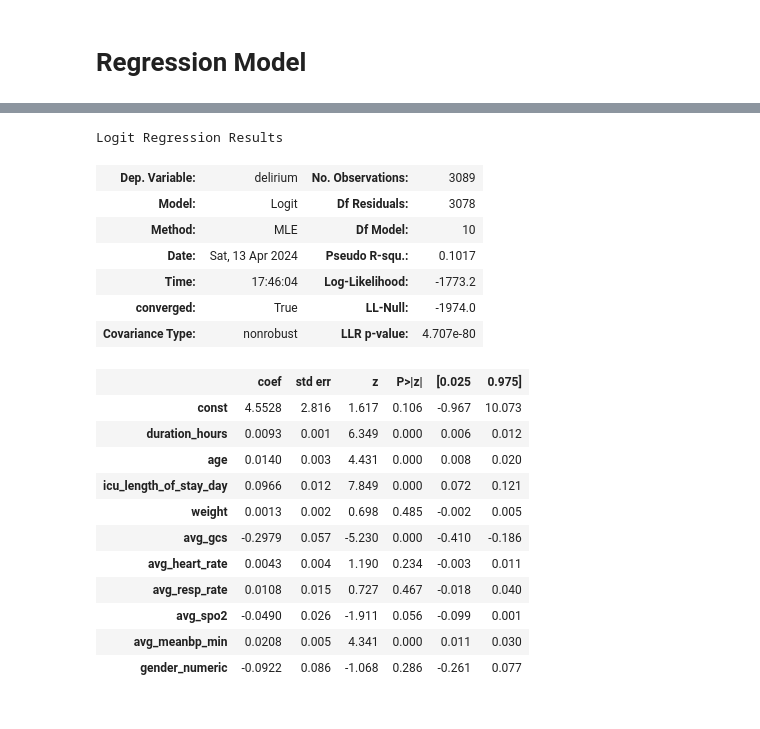
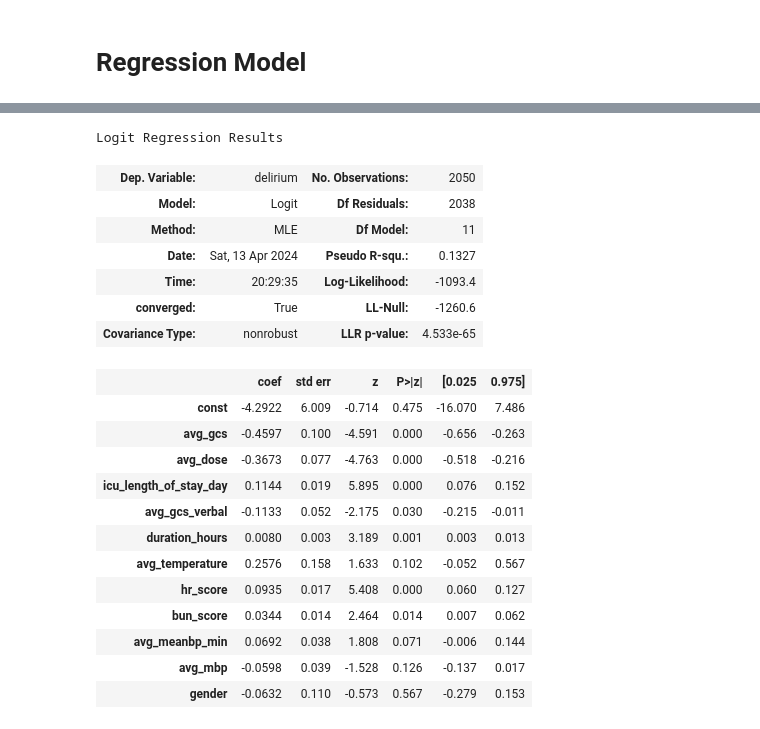
Before and after one commit to xuqianyi/SPH5104, a Jupyter notebook: causal_inference.ipynb, the cells around one changed output, grey strips where cells are left out. Cells and saved outputs as stored; diff of their text form; code cells hidden in the pictures.

Commit message:
add feature selection

```diff
--- a/causal_inference.ipynb
+++ b/causal_inference.ipynb
@@ -46,0 +240,13 @@ memory usage: 935.5+ KB
+# %%
+# 5-fold cross validation
+RF = RandomForestRegressor(random_state =1,criterion="absolute_error",
+                           min_samples_split=10,min_samples_leaf=5,n_estimators=100)
+RF.fit(X_train,y_train)
+pred_values = RF.predict(X_test)
+rmse = mean_squared_error(y_test,pred_values)
+# %%
+feat_importances = pd.Series(RF.feature_importances_, index=X_train.columns)
+feat_importances.nlargest(10).sort_values().plot(kind = 'barh')
+plt.title('Feature Importances')
+plt.xlabel('Relative Importance')
+plt.show()
@@ -47,27 +274,2 @@ memory usage: 935.5+ KB
 # %% [markdown]
 # Regression Model
-# %%
-import seaborn as sns
-import matplotlib.pyplot as plt
-
-# Select potential confounders and the main variables
-selected_columns = [
-    'delirium', 'duration_hours', 'age', 'icu_length_of_stay_day',
-    'weight', 'avg_gcs', 'avg_heart_rate', 'avg_resp_rate', 'avg_spo2',
-    'avg_meanbp_min', 'gender'
-]
-
-# Create a smaller dataframe with only selected columns
-selected_data = data[selected_columns]
-
-# Convert 'gender' to a numeric format for correlation calculation
-selected_data['gender_numeric'] = selected_data['gender'].apply(lambda x: 1 if x == 'M' else 0)
-
-# Compute the correlation matrix
-correlation_matrix = selected_data.drop(columns=['gender']).corr()
-
-# Plot the heatmap
-plt.figure(figsize=(12, 10))
-sns.heatmap(correlation_matrix, annot=True, cmap='coolwarm', fmt=".2f")
-plt.title("Correlation Matrix of Selected Variables")
-plt.show()
@@ -81,8 +276,7 @@ See the caveats in the documentation: https://pandas.pydata.org/pandas-docs/stab
 # %%
 # Prepare the data for modeling
-X = selected_data[['duration_hours', 'age', 'icu_length_of_stay_day', 'weight',
-                   'avg_gcs', 'avg_heart_rate', 'avg_resp_rate', 'avg_spo2', 'avg_meanbp_min',
-                   'gender_numeric']]
+X = selected_data.drop('delirium', axis=1)
+
 y = selected_data['delirium']
 
 # Adding constant for logistic regression with statsmodels
@@ -104,20 +298,21 @@ Optimization terminated successfully.
 Logit Regression Results
-| Dep. Variable: | delirium | No. Observations: | 3089 |
-| Model: | Logit | Df Residuals: | 3078 |
-| Method: | MLE | Df Model: | 10 |
-| Date: | Sat, 13 Apr 2024 | Pseudo R-squ.: | 0.1017 |
-| Time: | 17:46:04 | Log-Likelihood: | -1773.2 |
-| converged: | True | LL-Null: | -1974.0 |
-| Covariance Type: | nonrobust | LLR p-value: | 4.707e-80 |
+| Dep. Variable: | delirium | No. Observations: | 2050 |
+| Model: | Logit | Df Residuals: | 2038 |
+| Method: | MLE | Df Model: | 11 |
+| Date: | Sat, 13 Apr 2024 | Pseudo R-squ.: | 0.1327 |
+| Time: | 20:29:35 | Log-Likelihood: | -1093.4 |
+| converged: | True | LL-Null: | -1260.6 |
+| Covariance Type: | nonrobust | LLR p-value: | 4.533e-65 |
 |  | coef | std err | z | P>|z| | [0.025 | 0.975] |
-| const | 4.5528 | 2.816 | 1.617 | 0.106 | -0.967 | 10.073 |
-| duration_hours | 0.0093 | 0.001 | 6.349 | 0.000 | 0.006 | 0.012 |
-| age | 0.0140 | 0.003 | 4.431 | 0.000 | 0.008 | 0.020 |
-| icu_length_of_stay_day | 0.0966 | 0.012 | 7.849 | 0.000 | 0.072 | 0.121 |
-| weight | 0.0013 | 0.002 | 0.698 | 0.485 | -0.002 | 0.005 |
-| avg_gcs | -0.2979 | 0.057 | -5.230 | 0.000 | -0.410 | -0.186 |
-| avg_heart_rate | 0.0043 | 0.004 | 1.190 | 0.234 | -0.003 | 0.011 |
-| avg_resp_rate | 0.0108 | 0.015 | 0.727 | 0.467 | -0.018 | 0.040 |
-| avg_spo2 | -0.0490 | 0.026 | -1.911 | 0.056 | -0.099 | 0.001 |
-| avg_meanbp_min | 0.0208 | 0.005 | 4.341 | 0.000 | 0.011 | 0.030 |
-| gender_numeric | -0.0922 | 0.086 | -1.068 | 0.286 | -0.261 | 0.077 |
+| const | -4.2922 | 6.009 | -0.714 | 0.475 | -16.070 | 7.486 |
+| avg_gcs | -0.4597 | 0.100 | -4.591 | 0.000 | -0.656 | -0.263 |
+| avg_dose | -0.3673 | 0.077 | -4.763 | 0.000 | -0.518 | -0.216 |
+| icu_length_of_stay_day | 0.1144 | 0.019 | 5.895 | 0.000 | 0.076 | 0.152 |
+| avg_gcs_verbal | -0.1133 | 0.052 | -2.175 | 0.030 | -0.215 | -0.011 |
+| duration_hours | 0.0080 | 0.003 | 3.189 | 0.001 | 0.003 | 0.013 |
+| avg_temperature | 0.2576 | 0.158 | 1.633 | 0.102 | -0.052 | 0.567 |
+| hr_score | 0.0935 | 0.017 | 5.408 | 0.000 | 0.060 | 0.127 |
+| bun_score | 0.0344 | 0.014 | 2.464 | 0.014 | 0.007 | 0.062 |
+| avg_meanbp_min | 0.0692 | 0.038 | 1.808 | 0.071 | -0.006 | 0.144 |
+| avg_mbp | -0.0598 | 0.039 | -1.528 | 0.126 | -0.137 | 0.017 |
+| gender | -0.0632 | 0.110 | -0.573 | 0.567 | -0.279 | 0.153 |
```
Also changed, not shown: parts of 26 cells of this notebook, 1 other file.
